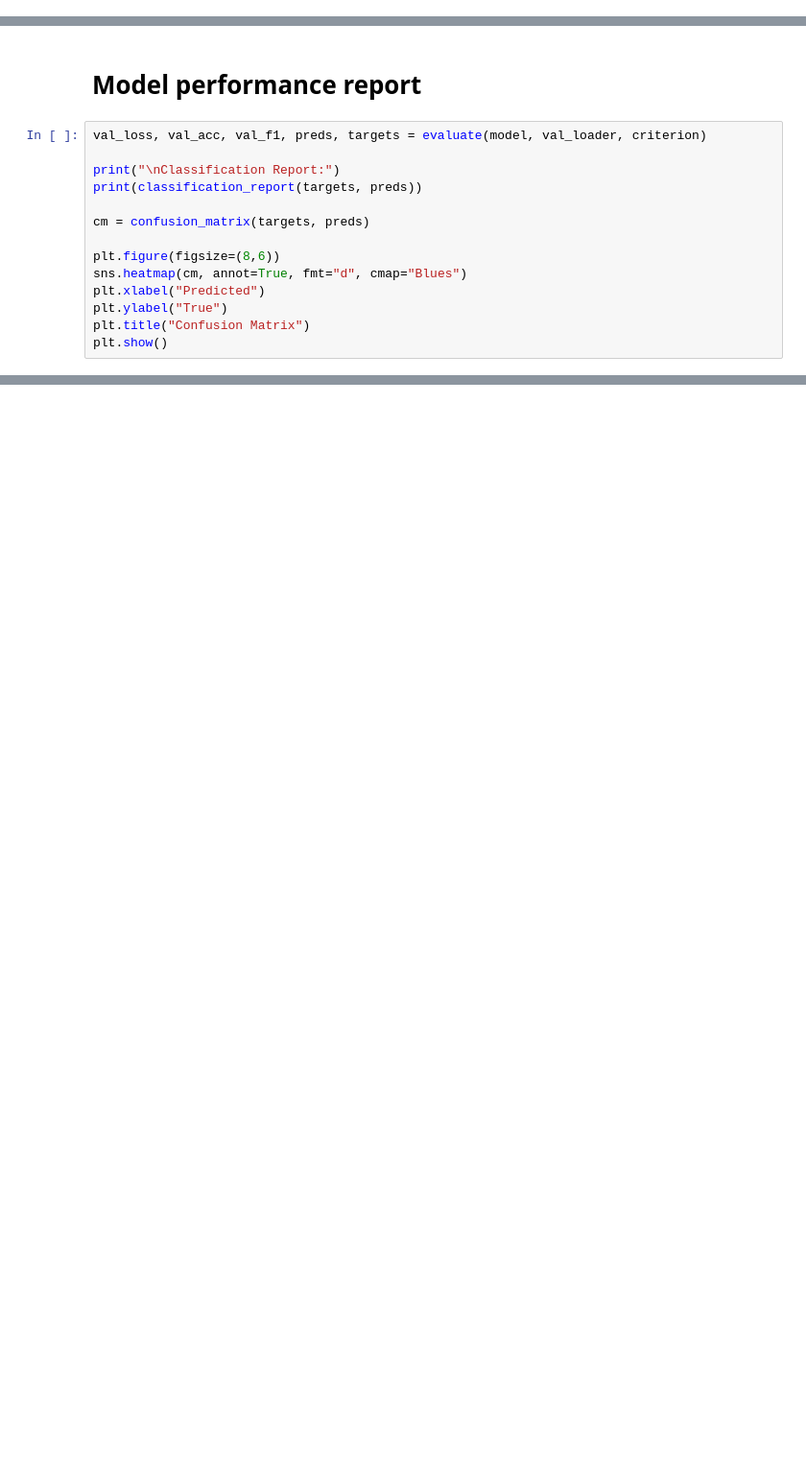
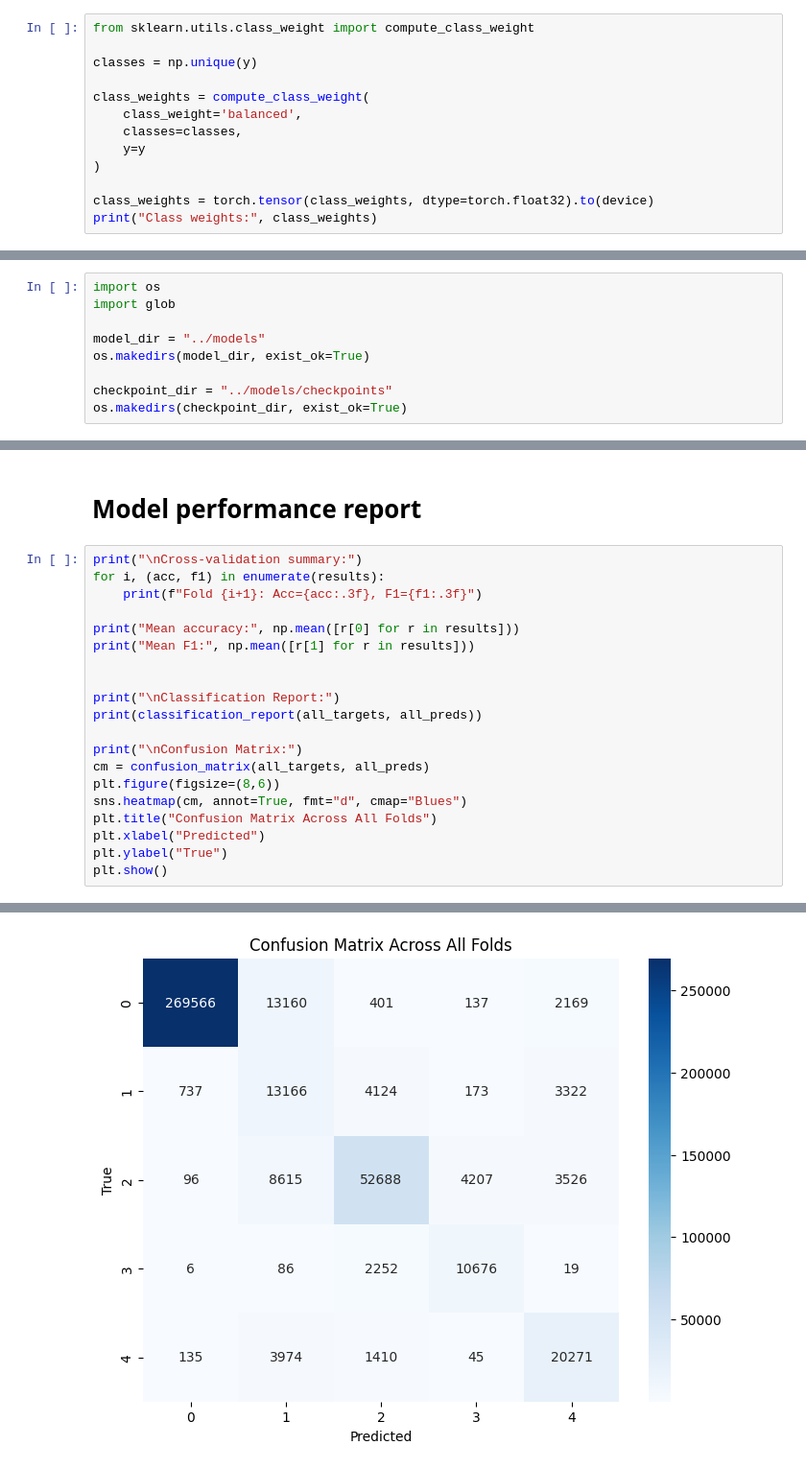
Before and after one commit to tinazzzz/sleep_stage_classification, a Jupyter notebook: pipeline/2_train_cnn_transformer.ipynb, the cells around one changed output, grey strips where cells are left out. Shown at 96% size. Cells and saved outputs as stored; diff of their text form; blank space fills up the shorter version.

```diff
--- a/pipeline/2_train_cnn_transformer.ipynb
+++ b/pipeline/2_train_cnn_transformer.ipynb
@@ -145,0 +157,13 @@ def evaluate(model, loader, criterion):
+# %%
+from sklearn.utils.class_weight import compute_class_weight
+
+classes = np.unique(y)
+
+class_weights = compute_class_weight(
+    class_weight='balanced',
+    classes=classes,
+    y=y
+)
+
+class_weights = torch.tensor(class_weights, dtype=torch.float32).to(device)
+print("Class weights:", class_weights)
@@ -148,3 +175,12 @@ def evaluate(model, loader, criterion):
+# %%
+import os
+import glob
+
+model_dir = "../models"
+os.makedirs(model_dir, exist_ok=True)
+
+checkpoint_dir = "../models/checkpoints"
+os.makedirs(checkpoint_dir, exist_ok=True)
 # %%
 kf = KFold(n_splits=5, shuffle=True, random_state=42)
 
@@ -175,16 +362,23 @@ for fold, (train_idx, val_idx) in enumerate(kf.split(X)):
 # %% [markdown]
 # Model performance report
 # %%
-val_loss, val_acc, val_f1, preds, targets = evaluate(model, val_loader, criterion)
+print("\nCross-validation summary:")
+for i, (acc, f1) in enumerate(results):
+    print(f"Fold {i+1}: Acc={acc:.3f}, F1={f1:.3f}")
+
+print("Mean accuracy:", np.mean([r[0] for r in results]))
+print("Mean F1:", np.mean([r[1] for r in results]))
+
 
 print("\nClassification Report:")
-print(classification_report(targets, preds))
+print(classification_report(all_targets, all_preds))
 
-cm = confusion_matrix(targets, preds)
-
+print("\nConfusion Matrix:")
+cm = confusion_matrix(all_targets, all_preds)
 plt.figure(figsize=(8,6))
 sns.heatmap(cm, annot=True, fmt="d", cmap="Blues")
+plt.title("Confusion Matrix Across All Folds")
 plt.xlabel("Predicted")
 plt.ylabel("True")
-plt.title("Confusion Matrix")
 plt.show()
+# %% [output]
@@ -190,0 +402 @@ plt.show()
+[figure, added]
```
Also changed, not shown: parts of 8 cells of this notebook.
